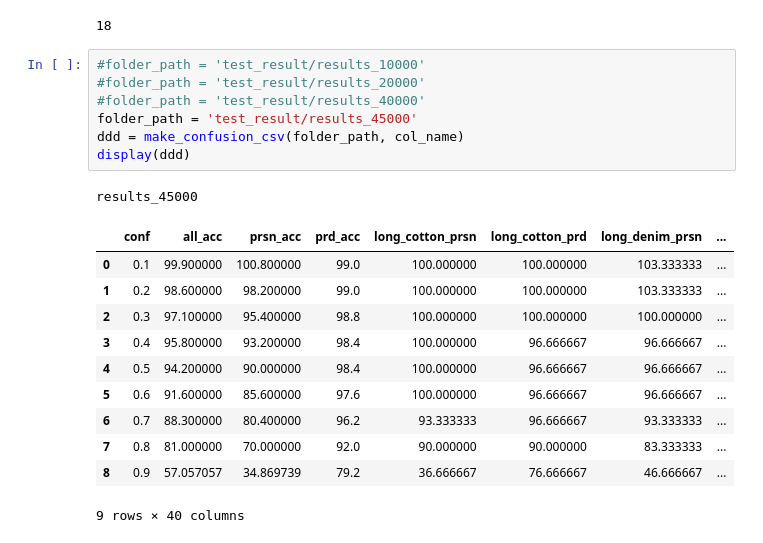
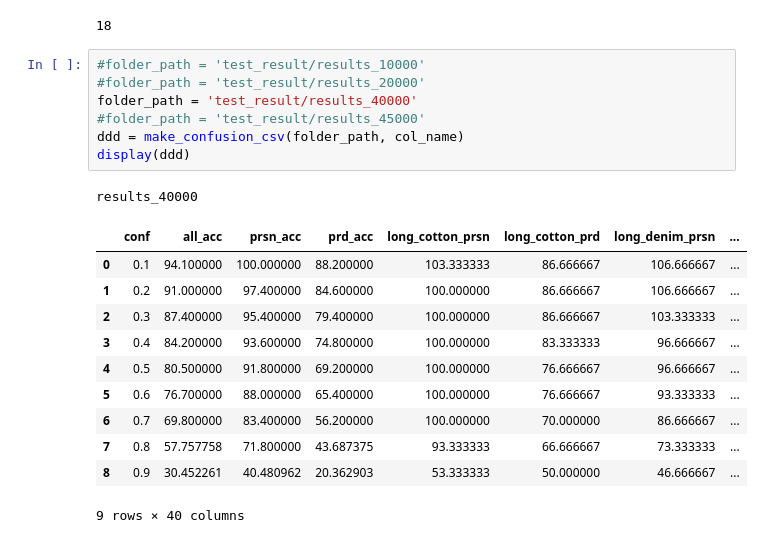
Before and after one commit to Playdata-G-DA35/DA35-final-team2-Item_Classification_RPA, a Jupyter notebook: Obj_detection_model/test_result_analysis.ipynb, the cells around one changed output. Saved outputs shown, nothing was run; the diff lists cells and outputs as text.

```diff
--- a/Obj_detection_model/test_result_analysis.ipynb
+++ b/Obj_detection_model/test_result_analysis.ipynb
@@ -133,20 +133,20 @@ print(len(prsn_total_list))
 # %%
 #folder_path = 'test_result/results_10000'
 #folder_path = 'test_result/results_20000'
-#folder_path = 'test_result/results_40000'
-folder_path = 'test_result/results_45000'
+folder_path = 'test_result/results_40000'
+#folder_path = 'test_result/results_45000'
 ddd = make_confusion_csv(folder_path, col_name)
 display(ddd)
 # %% [output]
-results_45000
+results_40000
 |  | conf | all_acc | prsn_acc | prd_acc | long_cotton_prsn | long_cotton_prd | long_denim_prsn | ... |
-| 0 | 0.1 | 99.900000 | 100.800000 | 99.0 | 100.000000 | 100.000000 | 103.333333 | ... |
-| 1 | 0.2 | 98.600000 | 98.200000 | 99.0 | 100.000000 | 100.000000 | 103.333333 | ... |
-| 2 | 0.3 | 97.100000 | 95.400000 | 98.8 | 100.000000 | 100.000000 | 100.000000 | ... |
-| 3 | 0.4 | 95.800000 | 93.200000 | 98.4 | 100.000000 | 96.666667 | 96.666667 | ... |
-| 4 | 0.5 | 94.200000 | 90.000000 | 98.4 | 100.000000 | 96.666667 | 96.666667 | ... |
-| 5 | 0.6 | 91.600000 | 85.600000 | 97.6 | 100.000000 | 96.666667 | 96.666667 | ... |
-| 6 | 0.7 | 88.300000 | 80.400000 | 96.2 | 93.333333 | 96.666667 | 93.333333 | ... |
-| 7 | 0.8 | 81.000000 | 70.000000 | 92.0 | 90.000000 | 90.000000 | 83.333333 | ... |
-| 8 | 0.9 | 57.057057 | 34.869739 | 79.2 | 36.666667 | 76.666667 | 46.666667 | ... |
+| 0 | 0.1 | 94.100000 | 100.000000 | 88.200000 | 103.333333 | 86.666667 | 106.666667 | ... |
+| 1 | 0.2 | 91.000000 | 97.400000 | 84.600000 | 100.000000 | 86.666667 | 106.666667 | ... |
+| 2 | 0.3 | 87.400000 | 95.400000 | 79.400000 | 100.000000 | 86.666667 | 103.333333 | ... |
+| 3 | 0.4 | 84.200000 | 93.600000 | 74.800000 | 100.000000 | 83.333333 | 96.666667 | ... |
+| 4 | 0.5 | 80.500000 | 91.800000 | 69.200000 | 100.000000 | 76.666667 | 96.666667 | ... |
+| 5 | 0.6 | 76.700000 | 88.000000 | 65.400000 | 100.000000 | 76.666667 | 93.333333 | ... |
+| 6 | 0.7 | 69.800000 | 83.400000 | 56.200000 | 100.000000 | 70.000000 | 86.666667 | ... |
+| 7 | 0.8 | 57.757758 | 71.800000 | 43.687375 | 93.333333 | 66.666667 | 73.333333 | ... |
+| 8 | 0.9 | 30.452261 | 40.480962 | 20.362903 | 53.333333 | 50.000000 | 46.666667 | ... |
 9 rows × 40 columns
```
Also changed, not shown: 6 other files.
